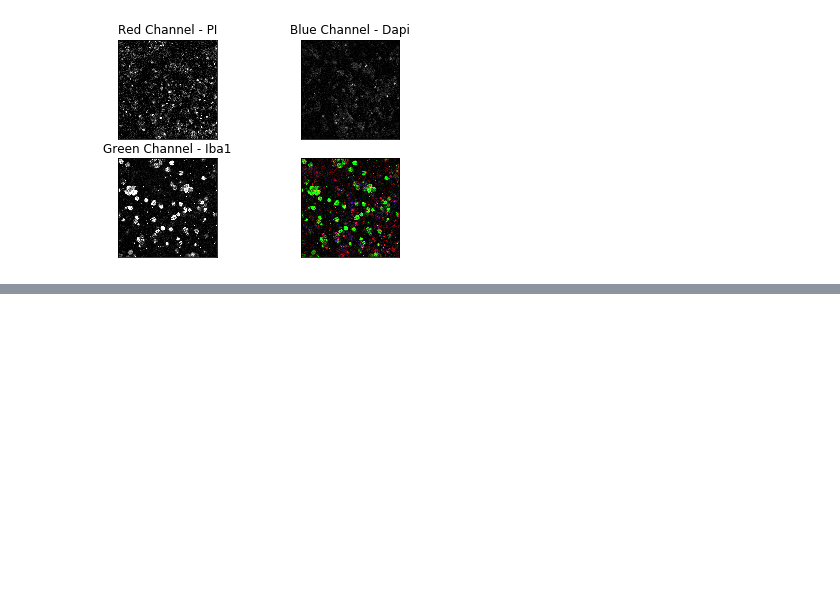
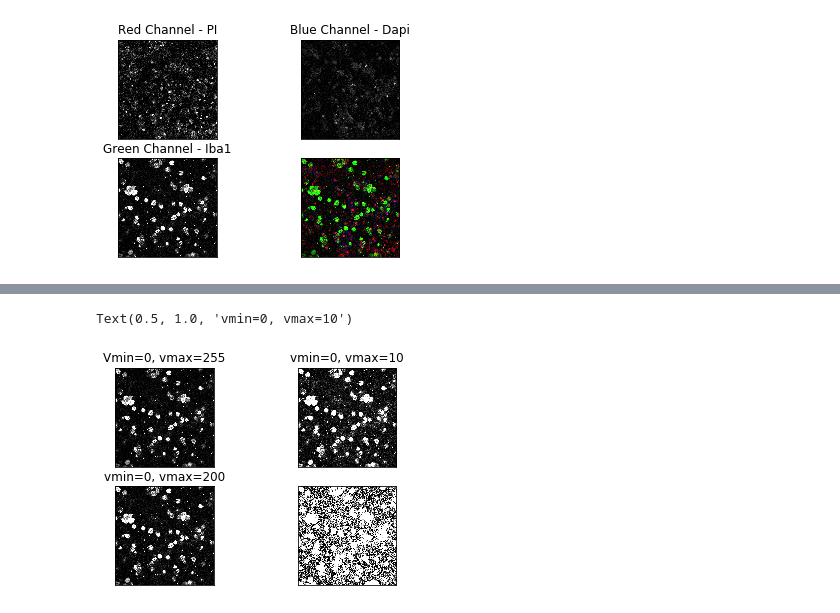
Before and after one commit to Nance-Lab/textile, a Jupyter notebook: modules/module5_lesson.ipynb, the cells around one changed output, grey strips where cells are left out. Drawn from its saved outputs; the diff is of its cells as text; code cells hidden in the pictures; blank space fills up the shorter version.

```diff
--- a/modules/module5_lesson.ipynb
+++ b/modules/module5_lesson.ipynb
@@ -119,0 +176,25 @@ Clipping input data to the valid range for imshow with RGB data ([0..1] for floa
+# %%
+fig, ax = plt.subplots(2,2)
+ax[0,0].imshow(green_cell_im, cmap='gray', vmin=0, vmax=255)
+ax[0,0].get_xaxis().set_visible(False)
+ax[0,0].get_yaxis().set_visible(False)
+ax[0,0].set_title('Vmin=0, vmax=255')
+
+
+ax[1,0].imshow(green_cell_im, cmap='gray', vmin=0, vmax=200)
+ax[1,0].get_xaxis().set_visible(False)
+ax[1,0].get_yaxis().set_visible(False)
+ax[1,0].set_title('vmin=0, vmax=200')
+
+ax[0,1].imshow(green_cell_im, cmap='gray', vmin=0, vmax=100)
+ax[0,1].get_xaxis().set_visible(False)
+ax[0,1].get_yaxis().set_visible(False)
+ax[0,1].set_title('vmin=0, vmax=100')
+
+ax[1,1].imshow(green_cell_im, cmap='gray', vmin=0, vmax=10)
+ax[1,1].get_xaxis().set_visible(False)
+ax[1,1].get_yaxis().set_visible(False)
+ax[0,1].set_title('vmin=0, vmax=10')
+# %% [output]
+Text(0.5, 1.0, 'vmin=0, vmax=10')
+[figure, added]
```
Also changed, not shown: parts of 18 cells of this notebook.
